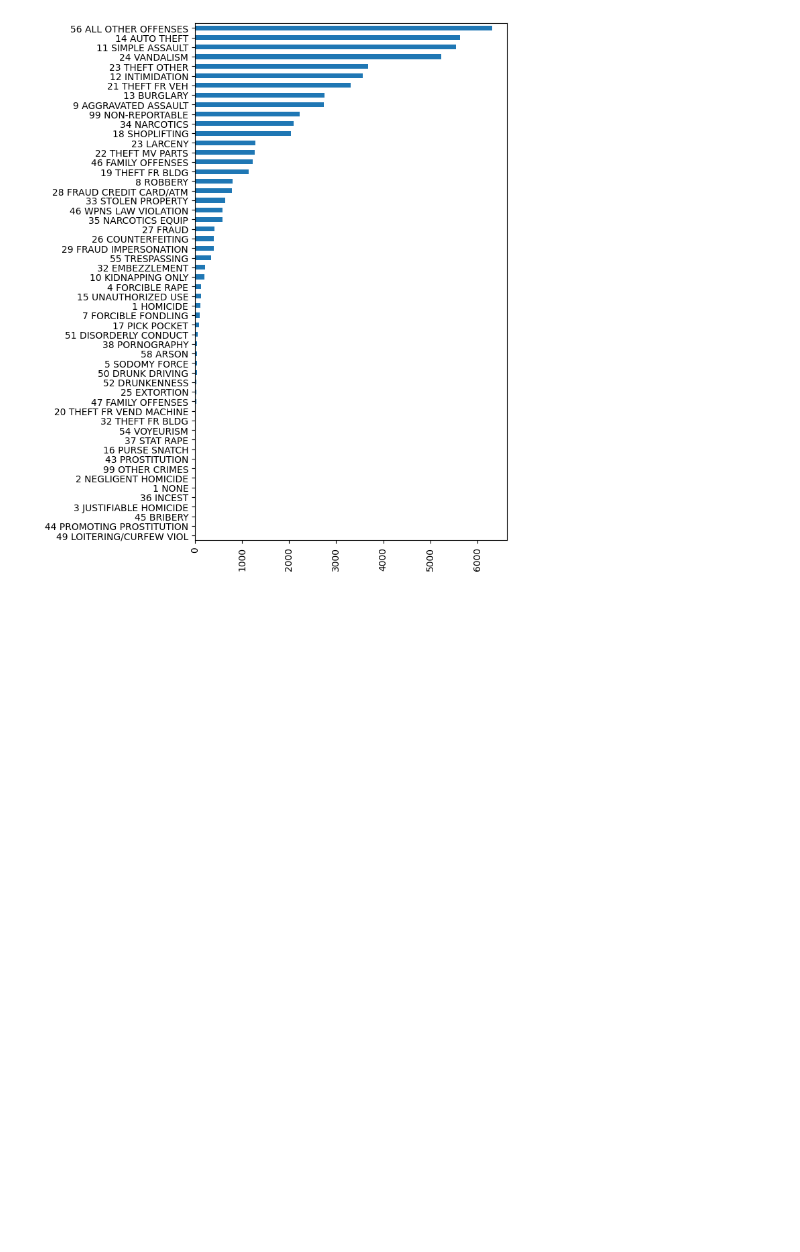
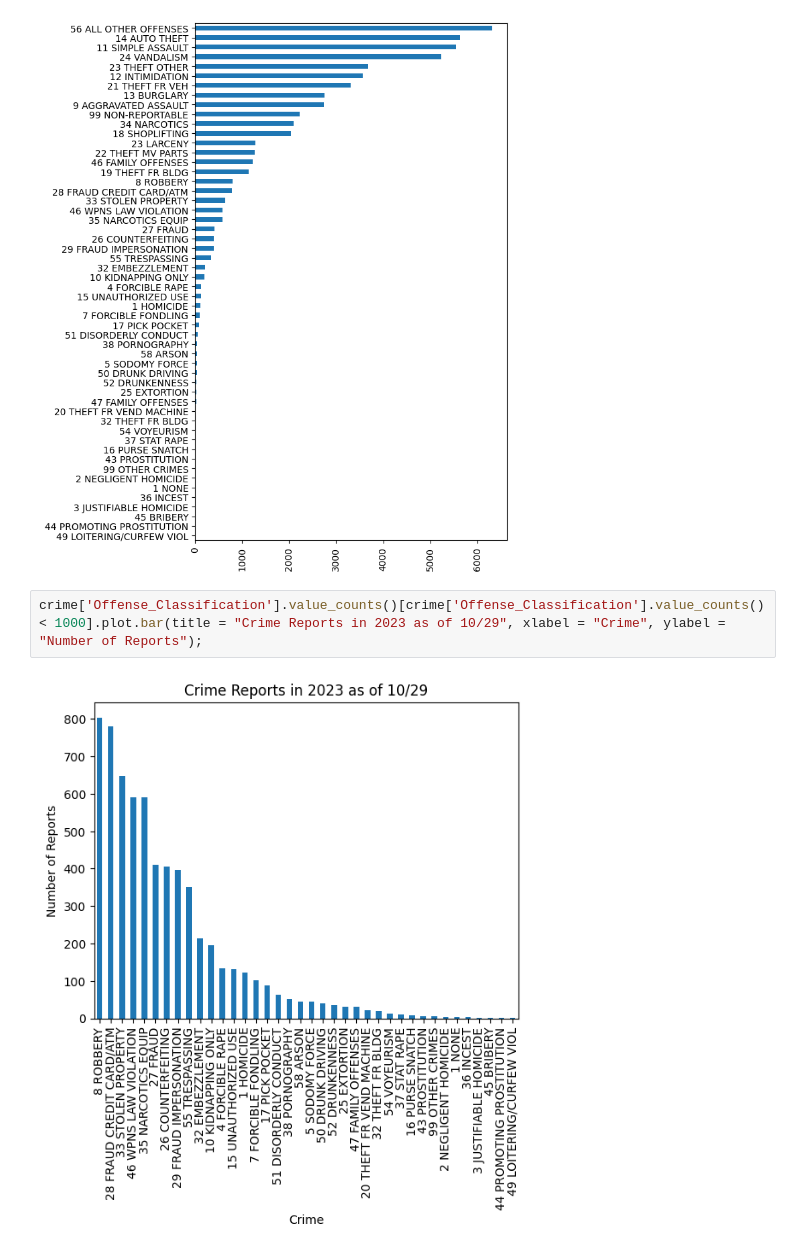
Before and after one commit to dmorton714/open-data-API-, a Jupyter notebook: 2023_crime_data /crime.ipynb, the cells around one changed output. Cells and saved outputs as stored; diff of their text form; blank space fills up the shorter version.

Commit message:
updates to graphs

```diff
--- a/2023_crime_data /crime.ipynb
+++ b/2023_crime_data /crime.ipynb
@@ -77,3 +77,7 @@ plt.xticks(rotation=90)
 plt.show()
 # %% [output]
 [figure]
+# %%
+crime['Offense_Classification'].value_counts()[crime['Offense_Classification'].value_counts() < 1000].plot.bar(title = "Crime Reports in 2023 as of 10/29", xlabel = "Crime", ylabel = "Number of Reports");
+# %% [output]
+[figure, added]
```
